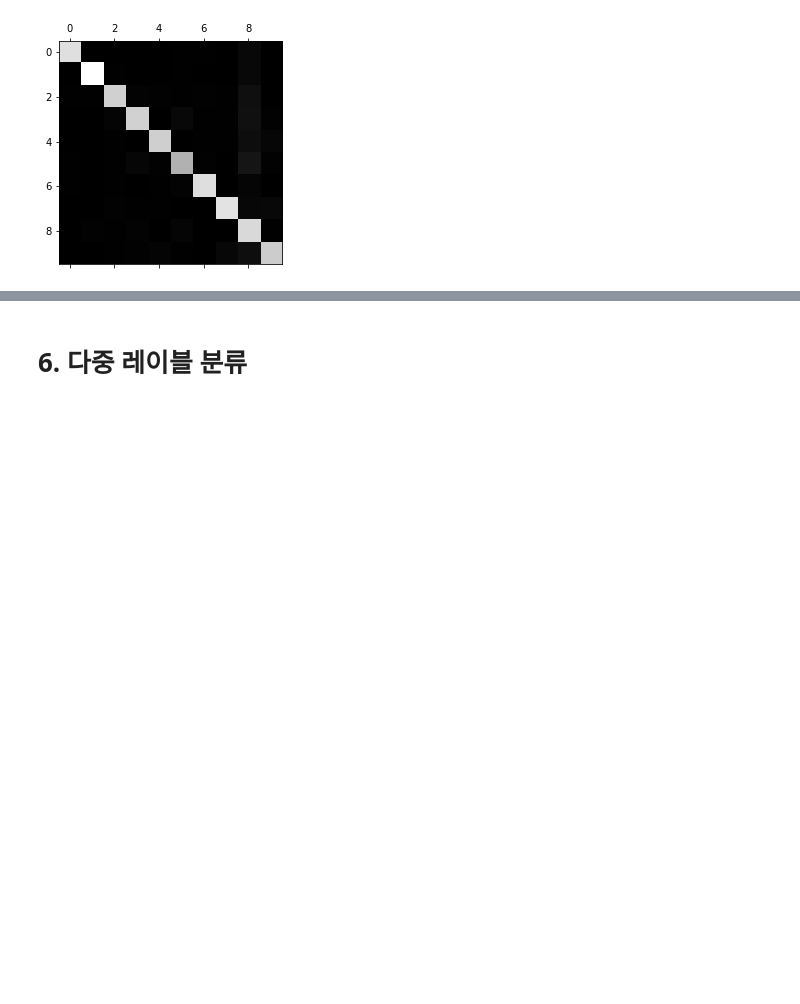
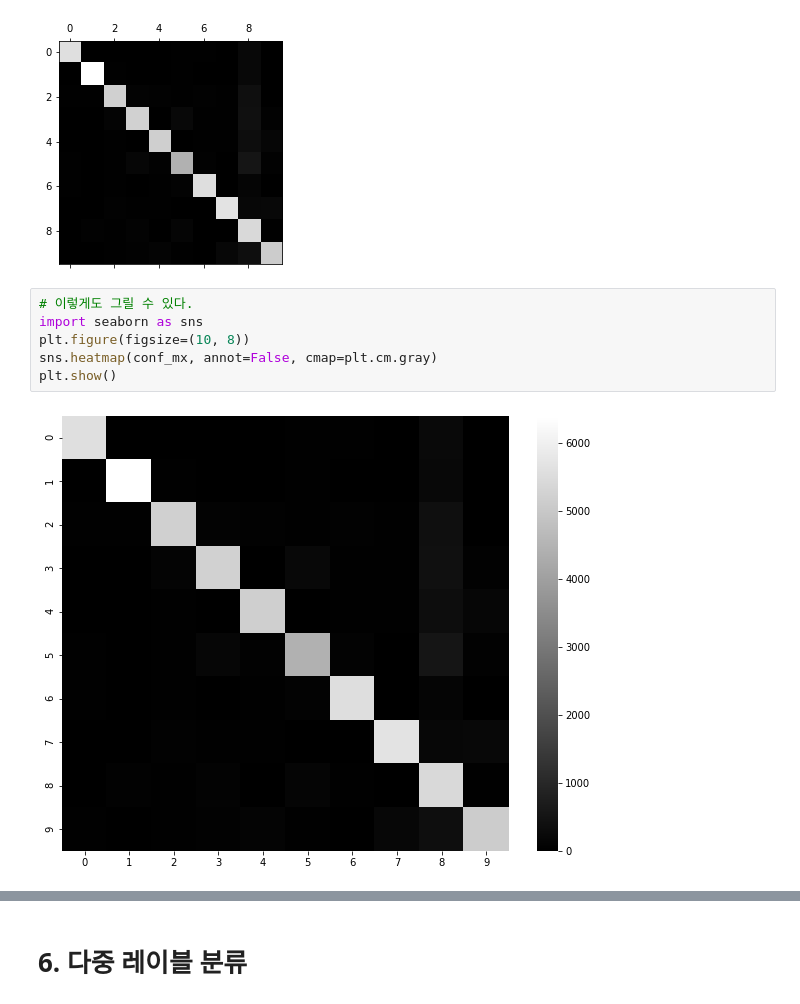
Before and after one commit to editdiary/study, a Jupyter notebook: HandsOn-ML/Ch3. 분류/실습 파일.ipynb, the cells around one changed output, grey strips where cells are left out. Saved outputs shown, nothing was run; the diff lists cells and outputs as text; blank space fills up the shorter version.

```diff
--- a/HandsOn-ML/Ch3. 분류/실습 파일.ipynb
+++ b/HandsOn-ML/Ch3. 분류/실습 파일.ipynb
@@ -502,3 +502,11 @@ plt.matshow(conf_mx, cmap=plt.cm.gray)
 plt.show()
 # %% [output]
 [figure]
+# %%
+# 이렇게도 그릴 수 있다.
+import seaborn as sns
+plt.figure(figsize=(10, 8))
+sns.heatmap(conf_mx, annot=False, cmap=plt.cm.gray)
+plt.show()
+# %% [output]
+[figure, added]
```
Also changed, not shown: parts of 26 cells of this notebook.
